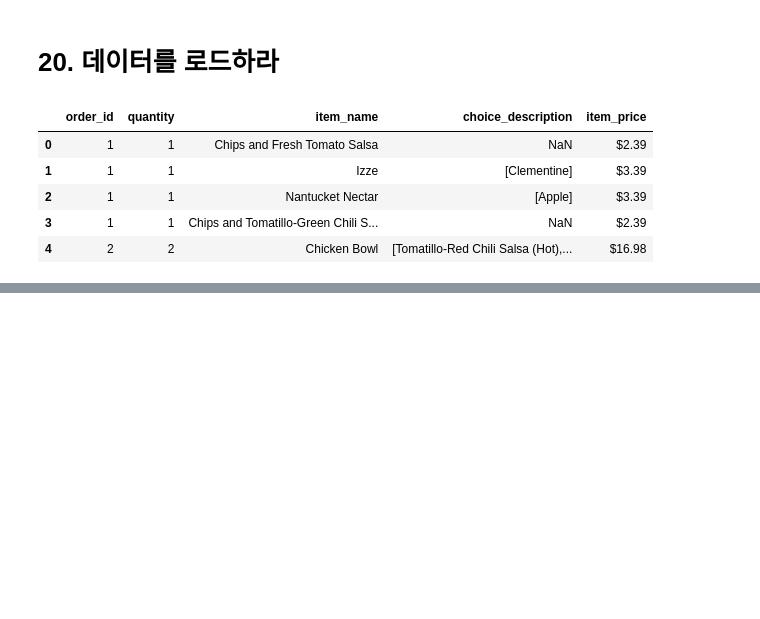
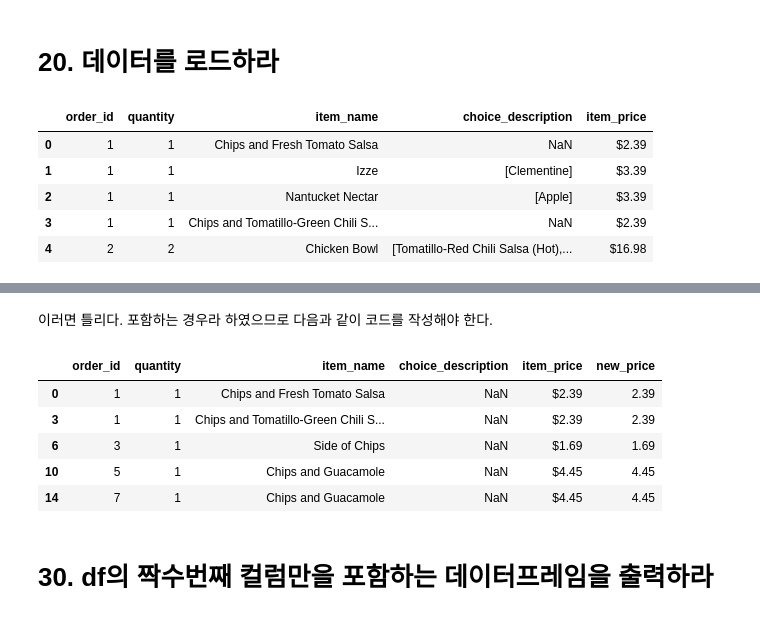
Before and after one commit to IlTACK-OH/pandas_practice, a Jupyter notebook: Pandas_exercise100.ipynb, the cells around one changed output, grey strips where cells are left out. Drawn from its saved outputs; the diff is of its cells as text; code cells hidden in the pictures; blank space fills up the shorter version.

```diff
--- a/Pandas_exercise100.ipynb
+++ b/Pandas_exercise100.ipynb
@@ -228,0 +323,13 @@ df.head()
+# %% [markdown]
+이러면 틀리다. 포함하는 경우라 하였으므로 다음과 같이 코드를 작성해야 한다.
+# %%
+df[df.item_name.str.contains('Chips')].head()
+# %% [output]
+|  | order_id | quantity | item_name | choice_description | item_price | new_price |
+| 0 | 1 | 1 | Chips and Fresh Tomato Salsa | NaN | $2.39 | 2.39 |
+| 3 | 1 | 1 | Chips and Tomatillo-Green Chili S... | NaN | $2.39 | 2.39 |
+| 6 | 3 | 1 | Side of Chips | NaN | $1.69 | 1.69 |
+| 10 | 5 | 1 | Chips and Guacamole | NaN | $4.45 | 4.45 |
+| 14 | 7 | 1 | Chips and Guacamole | NaN | $4.45 | 4.45 |
+# %% [markdown]
+# 30. df의 짝수번째 컬럼만을 포함하는 데이터프레임을 출력하라
```
Also changed, not shown: parts of 20 cells of this notebook.
